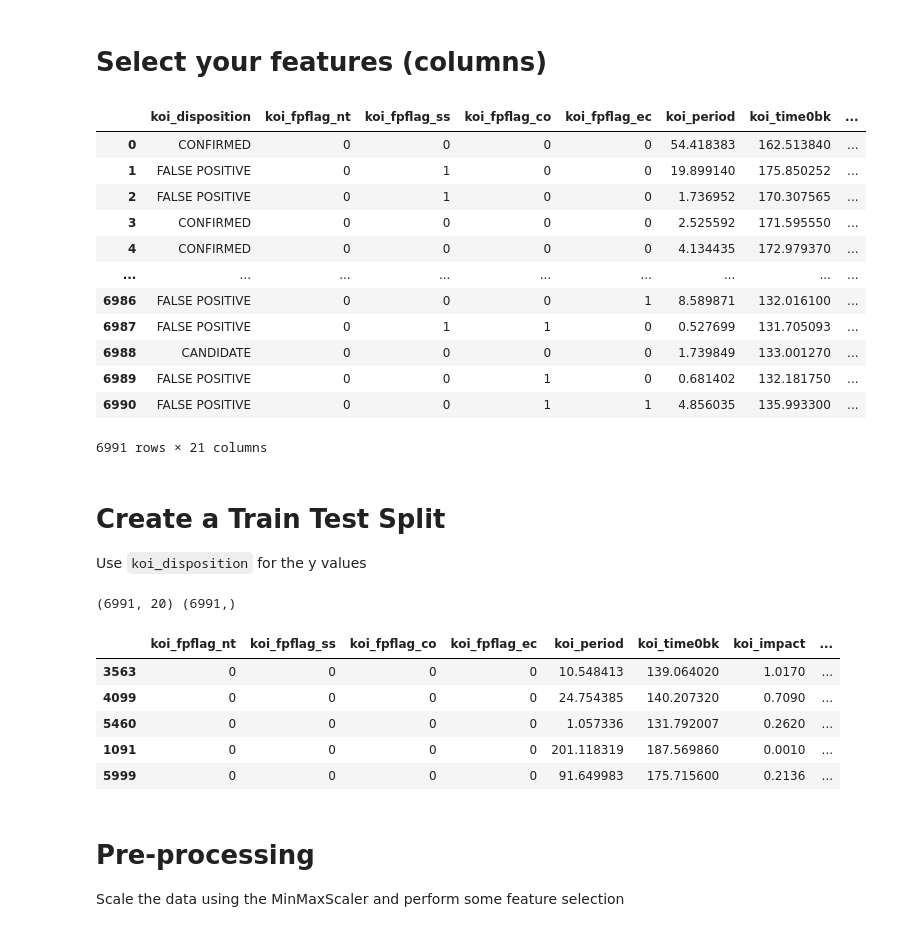
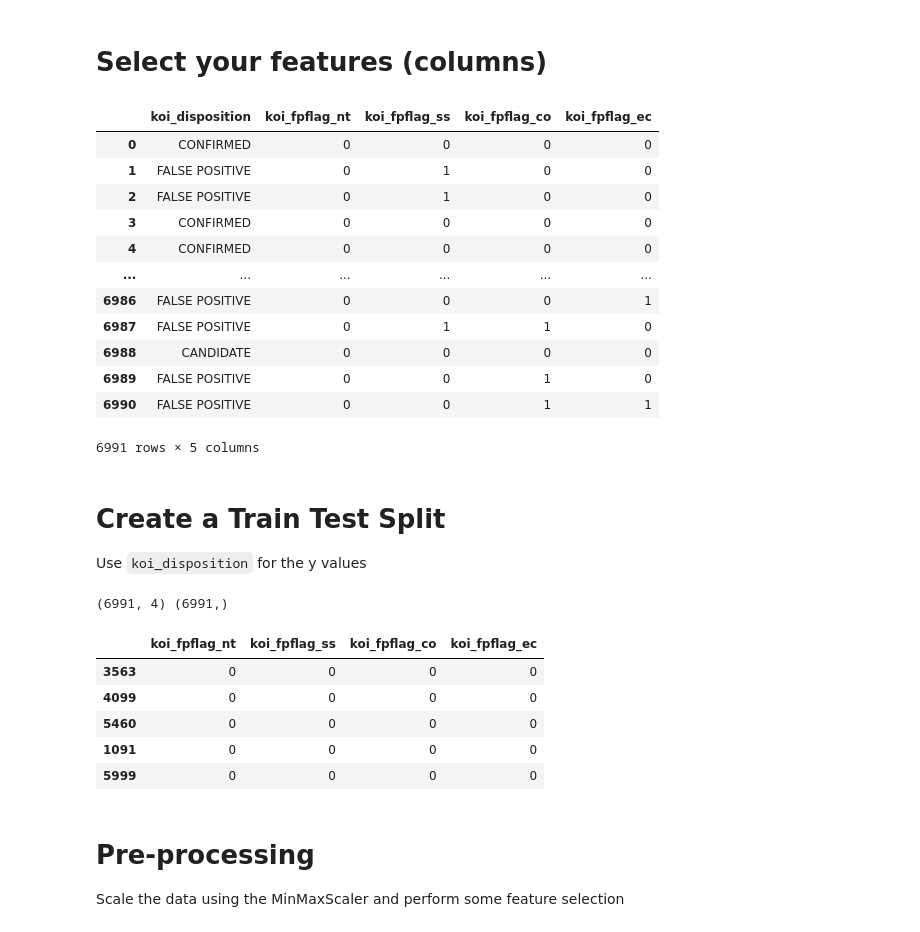
Before and after one commit to avinashdhawan/machine-learning-challenge, a Jupyter notebook: model_1.ipynb, the cells around one changed output. Drawn from its saved outputs; the diff is of its cells as text; code cells hidden in the pictures.

```diff
--- a/model_1.ipynb
+++ b/model_1.ipynb
@@ -65,22 +70,22 @@ df
 # Select your features (columns)
 # %%
 # Set features. This will also be used as your x values.
-selected_features = df
+selected_features = df[["koi_disposition", "koi_fpflag_nt", "koi_fpflag_ss", "koi_fpflag_co", "koi_fpflag_ec"]]
 selected_features
 # %% [output]
-|  | koi_disposition | koi_fpflag_nt | koi_fpflag_ss | koi_fpflag_co | koi_fpflag_ec | koi_period | koi_time0bk | ... |
-| 0 | CONFIRMED | 0 | 0 | 0 | 0 | 54.418383 | 162.513840 | ... |
-| 1 | FALSE POSITIVE | 0 | 1 | 0 | 0 | 19.899140 | 175.850252 | ... |
-| 2 | FALSE POSITIVE | 0 | 1 | 0 | 0 | 1.736952 | 170.307565 | ... |
-| 3 | CONFIRMED | 0 | 0 | 0 | 0 | 2.525592 | 171.595550 | ... |
-| 4 | CONFIRMED | 0 | 0 | 0 | 0 | 4.134435 | 172.979370 | ... |
-| ... | ... | ... | ... | ... | ... | ... | ... | ... |
-| 6986 | FALSE POSITIVE | 0 | 0 | 0 | 1 | 8.589871 | 132.016100 | ... |
-| 6987 | FALSE POSITIVE | 0 | 1 | 1 | 0 | 0.527699 | 131.705093 | ... |
-| 6988 | CANDIDATE | 0 | 0 | 0 | 0 | 1.739849 | 133.001270 | ... |
-| 6989 | FALSE POSITIVE | 0 | 0 | 1 | 0 | 0.681402 | 132.181750 | ... |
-| 6990 | FALSE POSITIVE | 0 | 0 | 1 | 1 | 4.856035 | 135.993300 | ... |
+|  | koi_disposition | koi_fpflag_nt | koi_fpflag_ss | koi_fpflag_co | koi_fpflag_ec |
+| 0 | CONFIRMED | 0 | 0 | 0 | 0 |
+| 1 | FALSE POSITIVE | 0 | 1 | 0 | 0 |
+| 2 | FALSE POSITIVE | 0 | 1 | 0 | 0 |
+| 3 | CONFIRMED | 0 | 0 | 0 | 0 |
+| 4 | CONFIRMED | 0 | 0 | 0 | 0 |
+| ... | ... | ... | ... | ... | ... |
+| 6986 | FALSE POSITIVE | 0 | 0 | 0 | 1 |
+| 6987 | FALSE POSITIVE | 0 | 1 | 1 | 0 |
+| 6988 | CANDIDATE | 0 | 0 | 0 | 0 |
+| 6989 | FALSE POSITIVE | 0 | 0 | 1 | 0 |
+| 6990 | FALSE POSITIVE | 0 | 0 | 1 | 1 |
-6991 rows × 21 columns
+6991 rows × 5 columns
 # %% [markdown]
 # Create a Train Test Split
 
@@ -90,7 +95,7 @@ X = selected_features.drop("koi_disposition", axis=1)
 y = selected_features["koi_disposition"]
 print(X.shape, y.shape)
 # %% [output]
-(6991, 20) (6991,)
+(6991, 4) (6991,)
 # %%
 from sklearn.model_selection import train_test_split
 from sklearn.preprocessing import LabelEncoder, MinMaxScaler
@@ -101,12 +106,12 @@ X_train, X_test, y_train, y_test = train_test_split(
 # %%
 X_train.head()
 # %% [output]
-|  | koi_fpflag_nt | koi_fpflag_ss | koi_fpflag_co | koi_fpflag_ec | koi_period | koi_time0bk | koi_impact | ... |
-| 3563 | 0 | 0 | 0 | 0 | 10.548413 | 139.064020 | 1.0170 | ... |
-| 4099 | 0 | 0 | 0 | 0 | 24.754385 | 140.207320 | 0.7090 | ... |
-| 5460 | 0 | 0 | 0 | 0 | 1.057336 | 131.792007 | 0.2620 | ... |
-| 1091 | 0 | 0 | 0 | 0 | 201.118319 | 187.569860 | 0.0010 | ... |
-| 5999 | 0 | 0 | 0 | 0 | 91.649983 | 175.715600 | 0.2136 | ... |
+|  | koi_fpflag_nt | koi_fpflag_ss | koi_fpflag_co | koi_fpflag_ec |
+| 3563 | 0 | 0 | 0 | 0 |
+| 4099 | 0 | 0 | 0 | 0 |
+| 5460 | 0 | 0 | 0 | 0 |
+| 1091 | 0 | 0 | 0 | 0 |
+| 5999 | 0 | 0 | 0 | 0 |
 # %% [markdown]
 # Pre-processing
 
```
Also changed, not shown: parts of 14 cells of this notebook.
